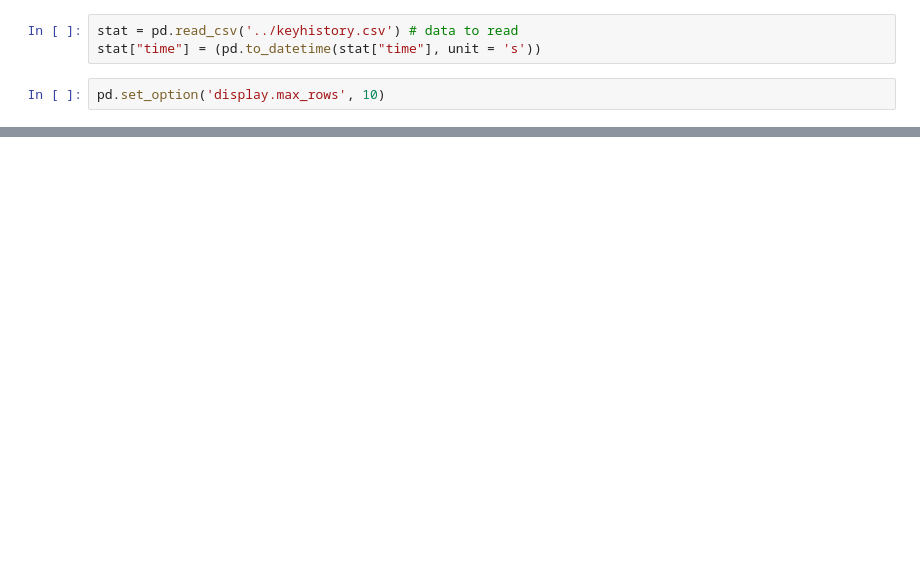
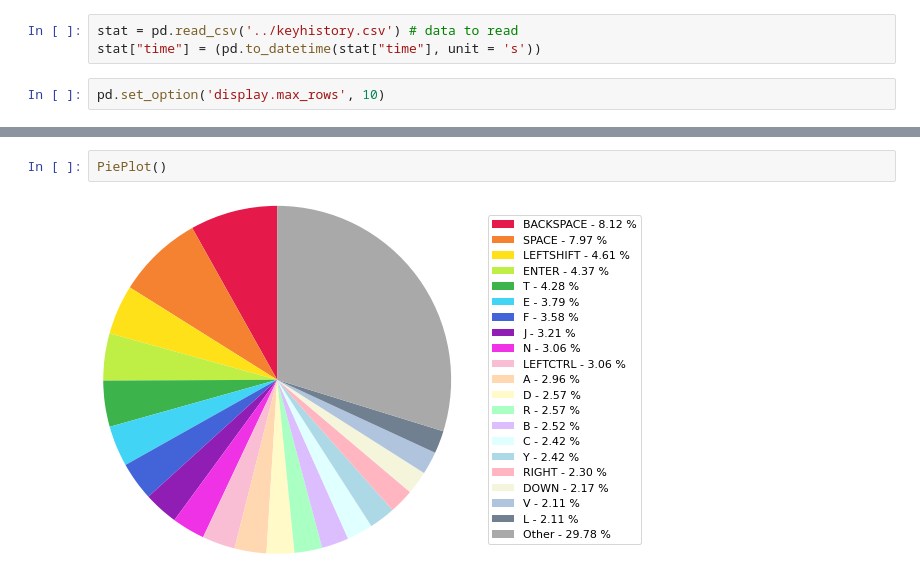
Before and after one commit to qqpayne/KeystrokeData, a Jupyter notebook: analysis.ipynb, the cells around one changed output, grey strips where cells are left out. Saved outputs shown, nothing was run; the diff lists cells and outputs as text; blank space fills up the shorter version.

Commit message:
Data visualization

```diff
--- a/analysis.ipynb
+++ b/analysis.ipynb
@@ -103,3 +109,7 @@ Freq: H, dtype: int64
 dtype: int64
 
 Среднее число нажатий любых клавиш за 2 часа 12/08/20 между 11 и 13 часами: 967.0
+# %%
+PiePlot()
+# %% [output]
+[figure, added]
```
Also changed, not shown: parts of 4 cells of this notebook.
